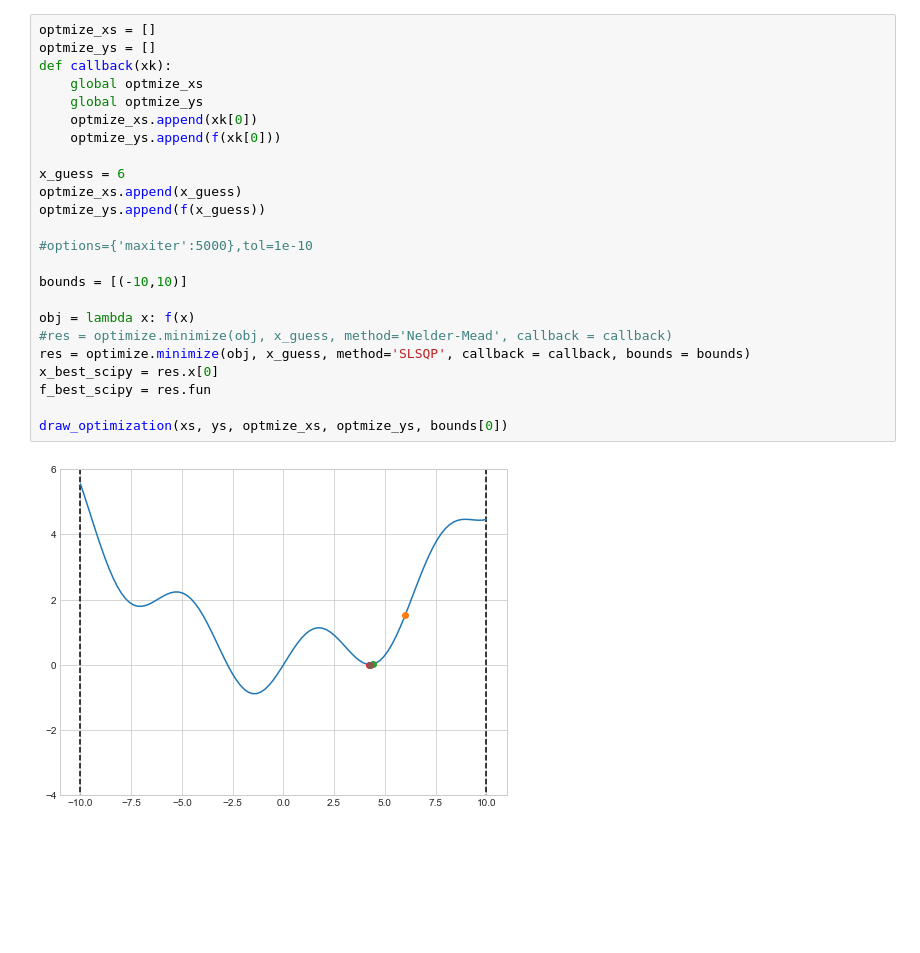
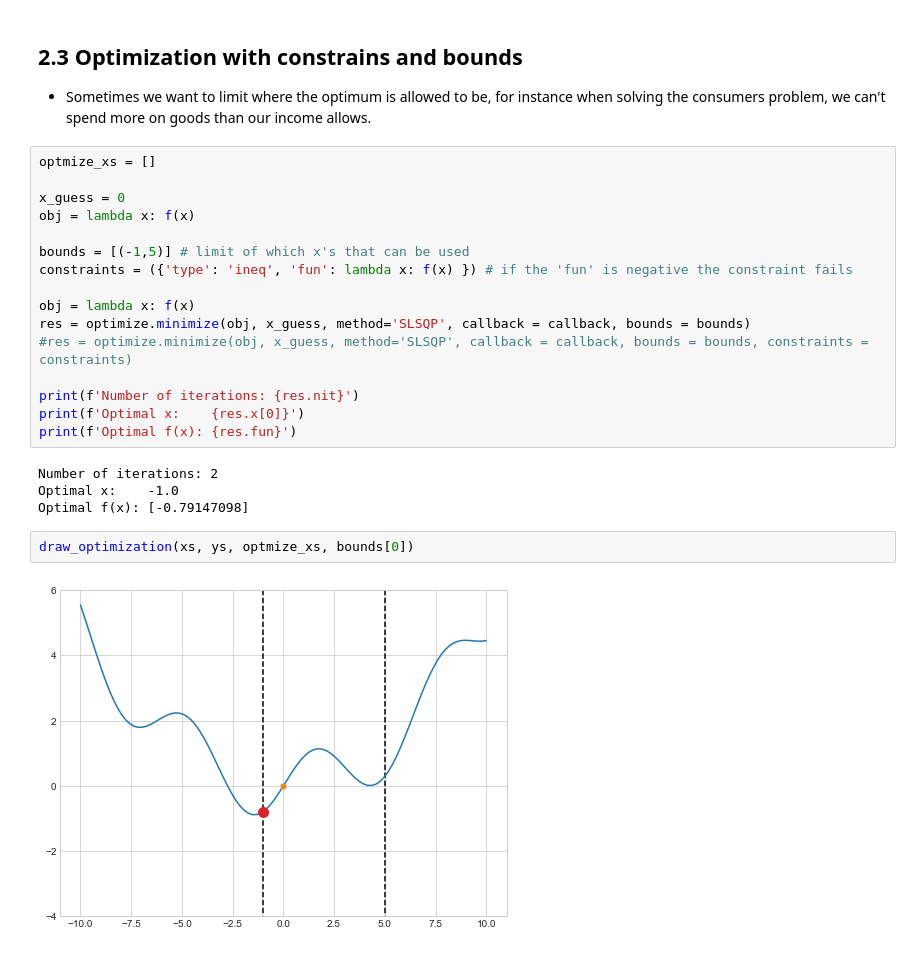
Before and after one commit to Goldfield1/NumEconClass, a Jupyter notebook: Exercise 4/exercise4.ipynb, the cells around one changed output. Cells and saved outputs as stored; diff of their text form; blank space fills up the shorter version.

```diff
--- a/Exercise 4/exercise4.ipynb
+++ b/Exercise 4/exercise4.ipynb
@@ -106,26 +149,28 @@ draw_optimization(xs, ys, optmize_xs, optmize_ys)
+# %% [markdown]
+## 2.3 Optimization with constrains and bounds
+
+- Sometimes we want to limit where the optimum is allowed to be, for instance when solving the consumers problem, we can't spend more on goods than our income allows.
 # %%
 optmize_xs = []
-optmize_ys = []
-def callback(xk):
-    global optmize_xs
-    global optmize_ys
-    optmize_xs.append(xk[0])
-    optmize_ys.append(f(xk[0]))
 
-x_guess = 6
-optmize_xs.append(x_guess)
-optmize_ys.append(f(x_guess))
+x_guess = 0
+obj = lambda x: f(x)
 
-#options={'maxiter':5000},tol=1e-10
-
-bounds = [(-10,10)]
+bounds = [(-1,5)] # limit of which x's that can be used
+constraints = ({'type': 'ineq', 'fun': lambda x: f(x) }) # if the 'fun' is negative the constraint fails
 
 obj = lambda x: f(x)
-#res = optimize.minimize(obj, x_guess, method='Nelder-Mead', callback = callback)
 res = optimize.minimize(obj, x_guess, method='SLSQP', callback = callback, bounds = bounds)
-x_best_scipy = res.x[0]
-f_best_scipy = res.fun
+#res = optimize.minimize(obj, x_guess, method='SLSQP', callback = callback, bounds = bounds, constraints = constraints)
 
-draw_optimization(xs, ys, optmize_xs, optmize_ys, bounds[0])
+print(f'Number of iterations: {res.nit}')
+print(f'Optimal x:    {res.x[0]}')
+print(f'Optimal f(x): {res.fun}')
 # %% [output]
-[figure, removed]
+Number of iterations: 2
+Optimal x:    -1.0
+Optimal f(x): [-0.79147098]
+# %%
+draw_optimization(xs, ys, optmize_xs, bounds[0])
+# %% [output]
+[figure, added]
```
Also changed, not shown: parts of 19 cells of this notebook.
